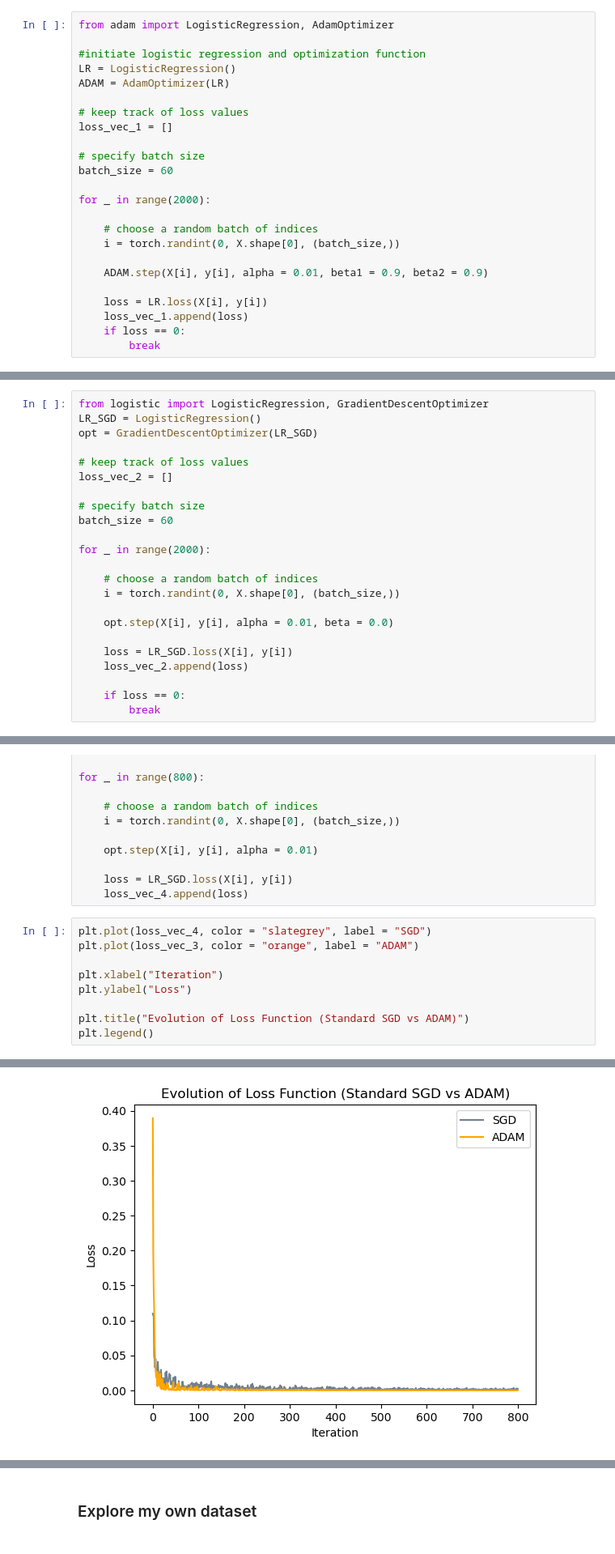
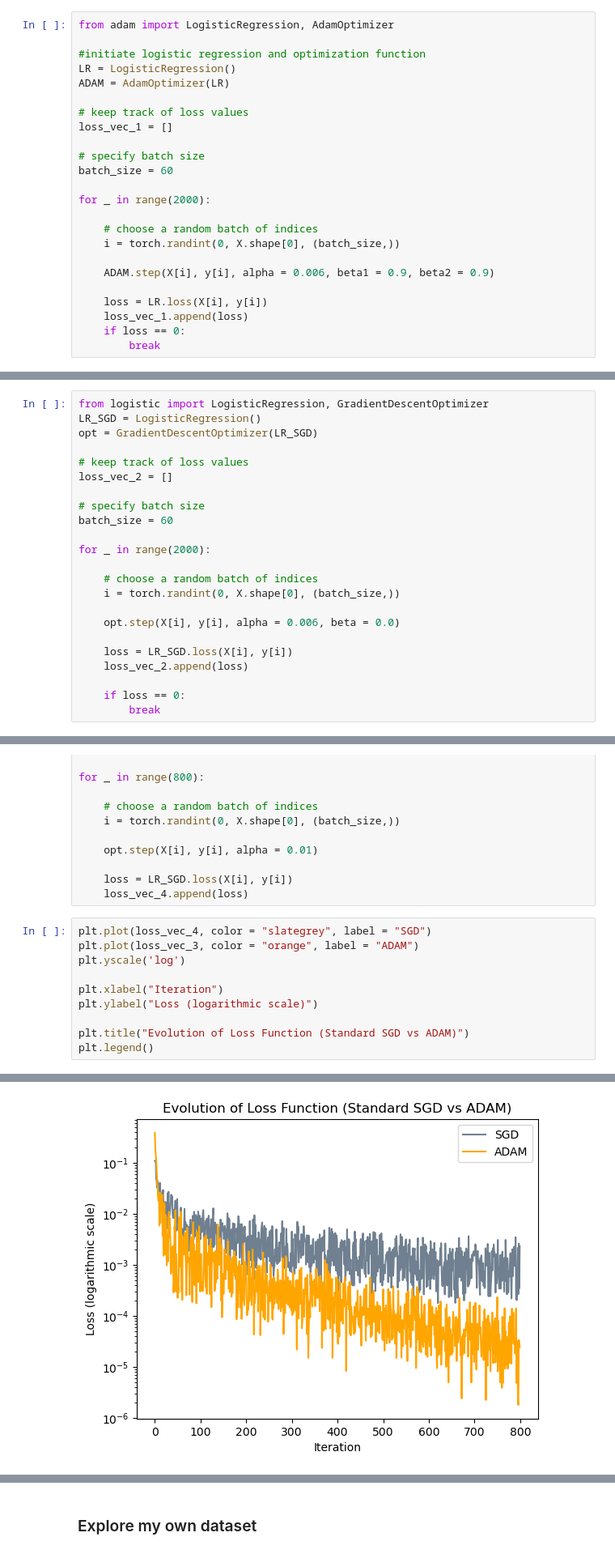
Before and after one commit to alexxuyide/ml, a Jupyter notebook: posts/ADAM-post/index.ipynb, the cells around one changed output, grey strips where cells are left out. Shown at 81% size. Cells and saved outputs as stored; diff of their text form.

```diff
--- a/posts/ADAM-post/index.ipynb
+++ b/posts/ADAM-post/index.ipynb
@@ -76,7 +79,7 @@ for _ in range(2000):
     # choose a random batch of indices
     i = torch.randint(0, X.shape[0], (batch_size,))
 
-    ADAM.step(X[i], y[i], alpha = 0.01, beta1 = 0.9, beta2 = 0.9)
+    ADAM.step(X[i], y[i], alpha = 0.006, beta1 = 0.9, beta2 = 0.9)
 
     loss = LR.loss(X[i], y[i])
     loss_vec_1.append(loss)
@@ -105,7 +101,7 @@ for _ in range(2000):
     # choose a random batch of indices
     i = torch.randint(0, X.shape[0], (batch_size,))
 
-    opt.step(X[i], y[i], alpha = 0.01, beta = 0.0)
+    opt.step(X[i], y[i], alpha = 0.006, beta = 0.0)
 
     loss = LR_SGD.loss(X[i], y[i])
     loss_vec_2.append(loss)
@@ -191,13 +189,14 @@ for _ in range(800):
 # %%
 plt.plot(loss_vec_4, color = "slategrey", label = "SGD")
 plt.plot(loss_vec_3, color = "orange", label = "ADAM")
+plt.yscale('log')
 
 plt.xlabel("Iteration")
-plt.ylabel("Loss")
+plt.ylabel("Loss (logarithmic scale)")
 
 plt.title("Evolution of Loss Function (Standard SGD vs ADAM)")
 plt.legend()
 # %% [output]
 <matplotlib.legend.Legend at 0x...>
-[figure, old version]
+[figure, new version]
 # %% [markdown]
```
Also changed, not shown: parts of 9 cells of this notebook, 10 other files.
